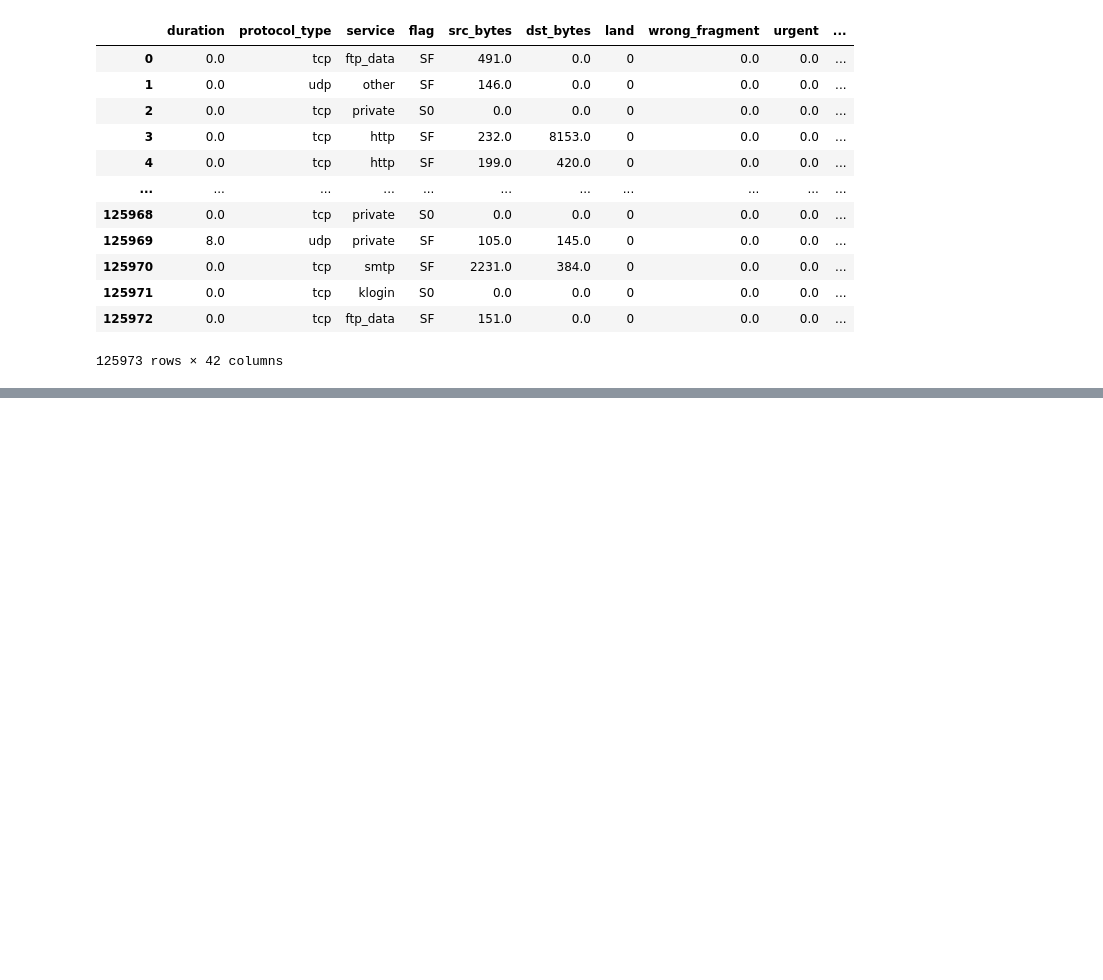
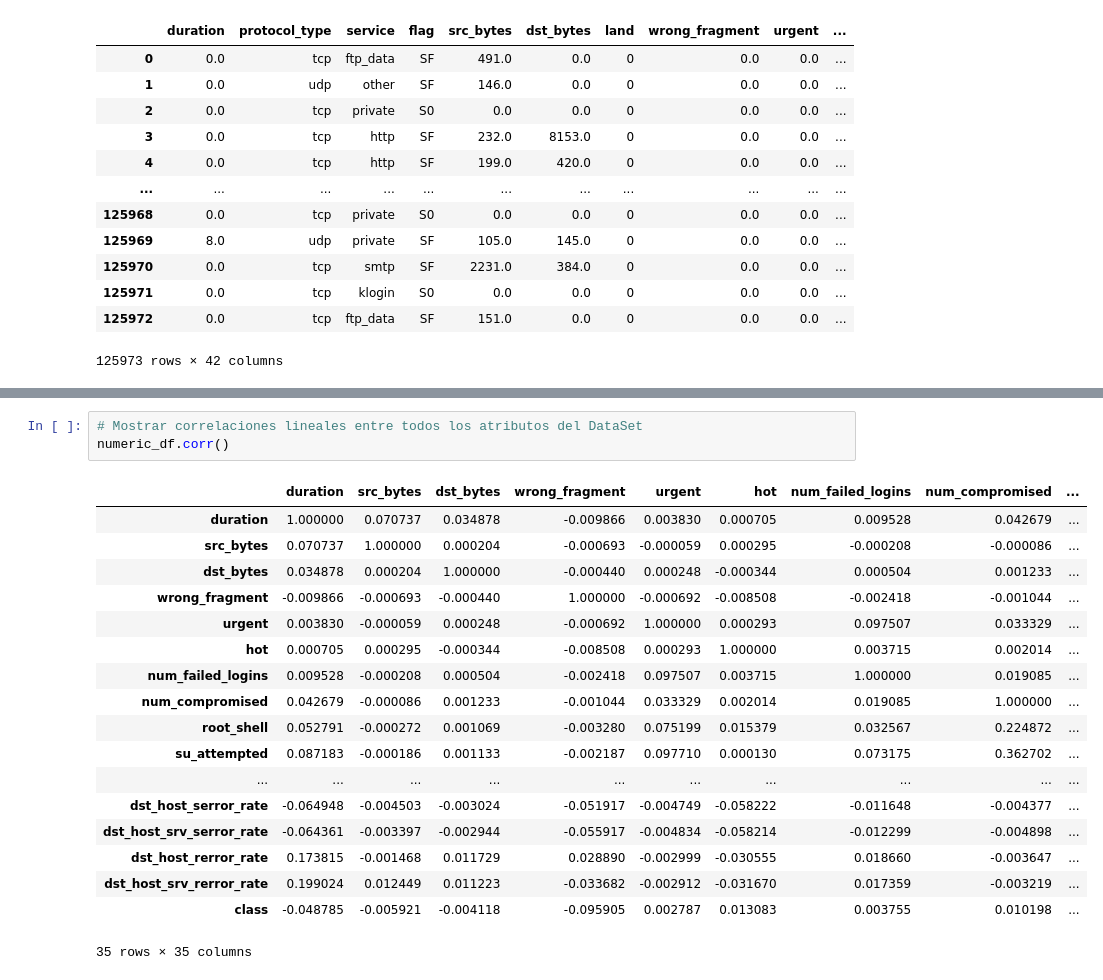
Before and after one commit to DiegoNoguez/Simulacion_Notebook, a Jupyter notebook: 06_Visualizacion_DataSet.ipynb, the cells around one changed output, grey strips where cells are left out. Saved outputs shown, nothing was run; the diff lists cells and outputs as text; blank space fills up the shorter version.

```diff
--- a/06_Visualizacion_DataSet.ipynb
+++ b/06_Visualizacion_DataSet.ipynb
@@ -222,0 +410,22 @@ df
+# %%
+# Mostrar correlaciones lineales entre todos los atributos del DataSet
+numeric_df.corr()
+# %% [output]
+|  | duration | src_bytes | dst_bytes | wrong_fragment | urgent | hot | num_failed_logins | num_compromised | ... |
+| duration | 1.000000 | 0.070737 | 0.034878 | -0.009866 | 0.003830 | 0.000705 | 0.009528 | 0.042679 | ... |
+| src_bytes | 0.070737 | 1.000000 | 0.000204 | -0.000693 | -0.000059 | 0.000295 | -0.000208 | -0.000086 | ... |
+| dst_bytes | 0.034878 | 0.000204 | 1.000000 | -0.000440 | 0.000248 | -0.000344 | 0.000504 | 0.001233 | ... |
+| wrong_fragment | -0.009866 | -0.000693 | -0.000440 | 1.000000 | -0.000692 | -0.008508 | -0.002418 | -0.001044 | ... |
+| urgent | 0.003830 | -0.000059 | 0.000248 | -0.000692 | 1.000000 | 0.000293 | 0.097507 | 0.033329 | ... |
+| hot | 0.000705 | 0.000295 | -0.000344 | -0.008508 | 0.000293 | 1.000000 | 0.003715 | 0.002014 | ... |
+| num_failed_logins | 0.009528 | -0.000208 | 0.000504 | -0.002418 | 0.097507 | 0.003715 | 1.000000 | 0.019085 | ... |
+| num_compromised | 0.042679 | -0.000086 | 0.001233 | -0.001044 | 0.033329 | 0.002014 | 0.019085 | 1.000000 | ... |
+| root_shell | 0.052791 | -0.000272 | 0.001069 | -0.003280 | 0.075199 | 0.015379 | 0.032567 | 0.224872 | ... |
+| su_attempted | 0.087183 | -0.000186 | 0.001133 | -0.002187 | 0.097710 | 0.000130 | 0.073175 | 0.362702 | ... |
+| ... | ... | ... | ... | ... | ... | ... | ... | ... | ... |
+| dst_host_serror_rate | -0.064948 | -0.004503 | -0.003024 | -0.051917 | -0.004749 | -0.058222 | -0.011648 | -0.004377 | ... |
+| dst_host_srv_serror_rate | -0.064361 | -0.003397 | -0.002944 | -0.055917 | -0.004834 | -0.058214 | -0.012299 | -0.004898 | ... |
+| dst_host_rerror_rate | 0.173815 | -0.001468 | 0.011729 | 0.028890 | -0.002999 | -0.030555 | 0.018660 | -0.003647 | ... |
+| dst_host_srv_rerror_rate | 0.199024 | 0.012449 | 0.011223 | -0.033682 | -0.002912 | -0.031670 | 0.017359 | -0.003219 | ... |
+| class | -0.048785 | -0.005921 | -0.004118 | -0.095905 | 0.002787 | 0.013083 | 0.003755 | 0.010198 | ... |
+35 rows × 35 columns
```
Also changed, not shown: parts of 18 cells of this notebook.
